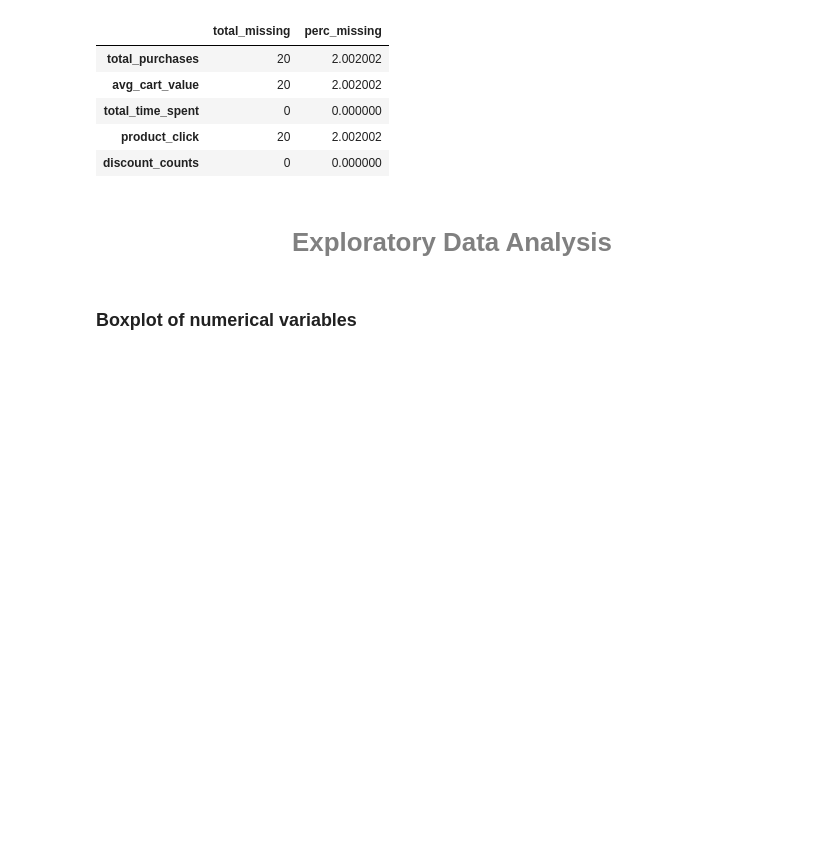
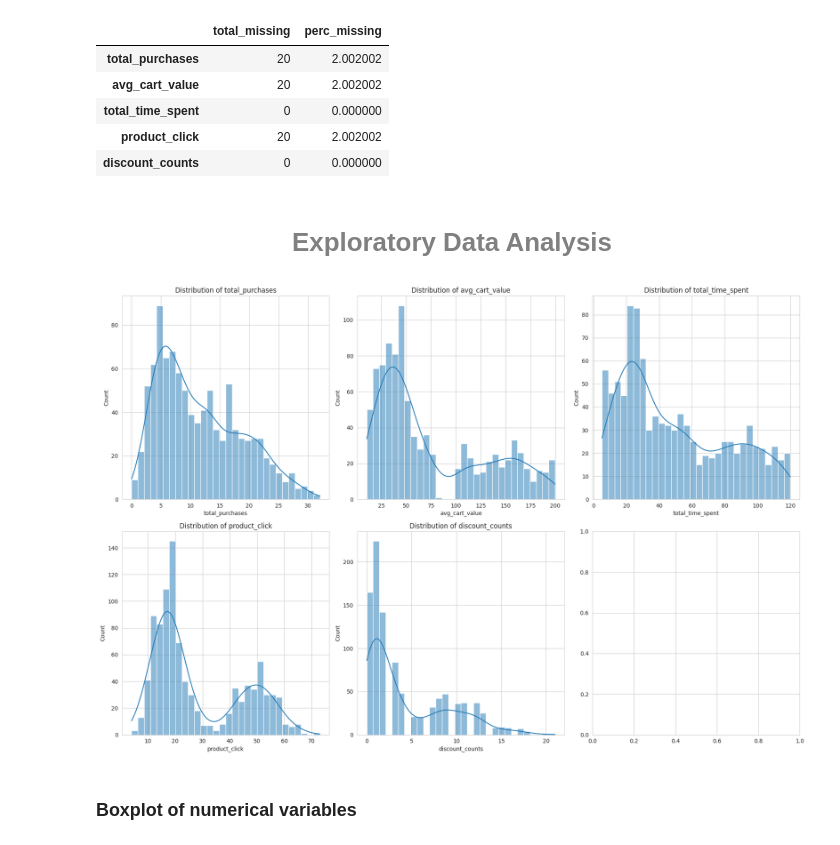
Before and after one commit to PathumiRanasinghe/Intellihack_Mirai_2, a Jupyter notebook: task2.ipynb, the cells around one changed output. Saved outputs shown, nothing was run; the diff lists cells and outputs as text; code cells hidden in the pictures; blank space fills up the shorter version.

```diff
--- a/task2.ipynb
+++ b/task2.ipynb
@@ -80,6 +80,20 @@ missing_data
 | discount_counts | 0 | 0.000000 |
 # %% [markdown]
 <h1 align="center"><font color='gray'>Exploratory Data Analysis</font></h1>
+# %%
+# Plot distributions
+fig, axes = plt.subplots(2, 3, figsize=(18, 12))
+features = ['total_purchases', 'avg_cart_value', 'total_time_spent', 'product_click', 'discount_counts']
+
+for i, feature in enumerate(features):
+    row, col = divmod(i, 3)
+    sns.histplot(df[feature], bins=30, kde=True, ax=axes[row, col])
+    axes[row, col].set_title(f"Distribution of {feature}")
+
+plt.tight_layout()
+plt.show()
+# %% [output]
+[figure, added]
 # %%
 def visualize_features(df, col):
     """
```
Also changed, not shown: parts of 39 cells of this notebook.
